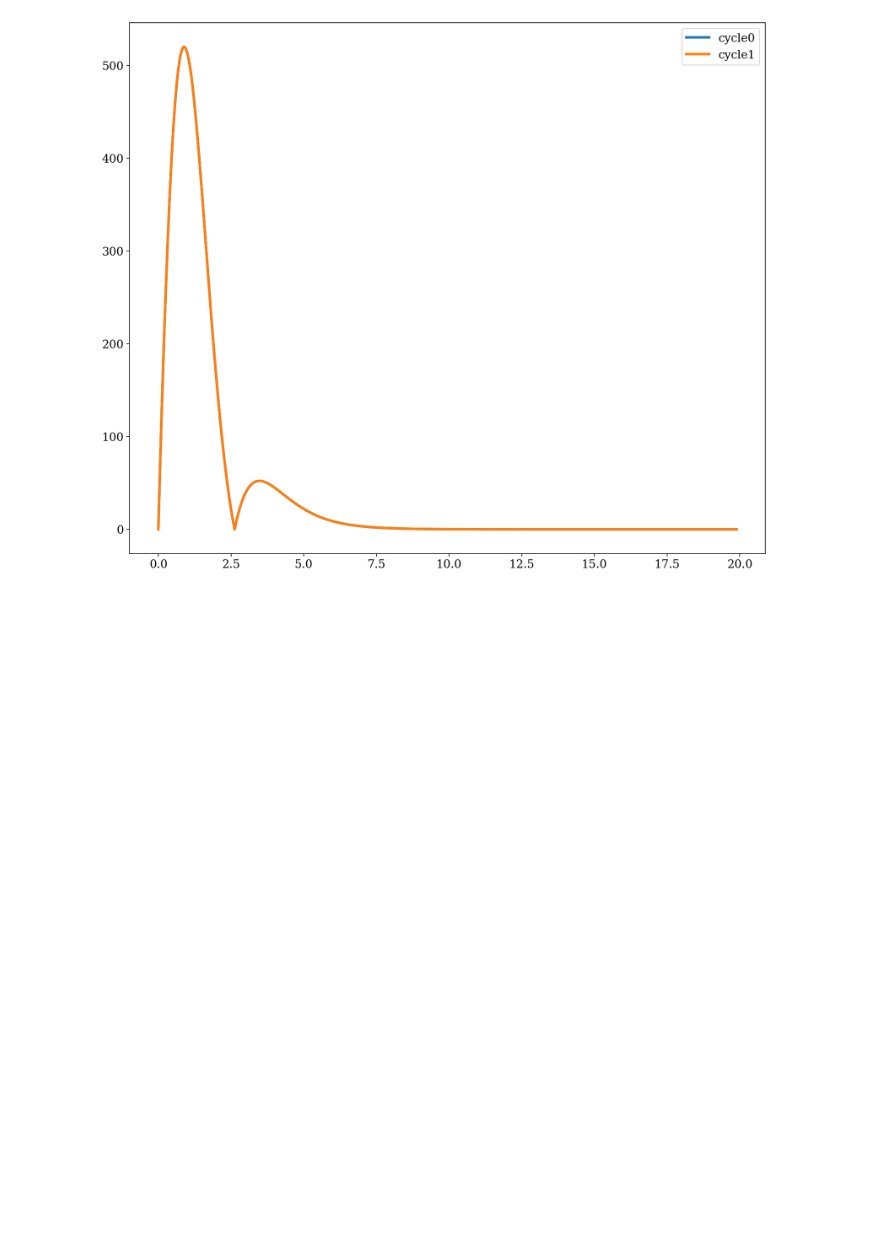
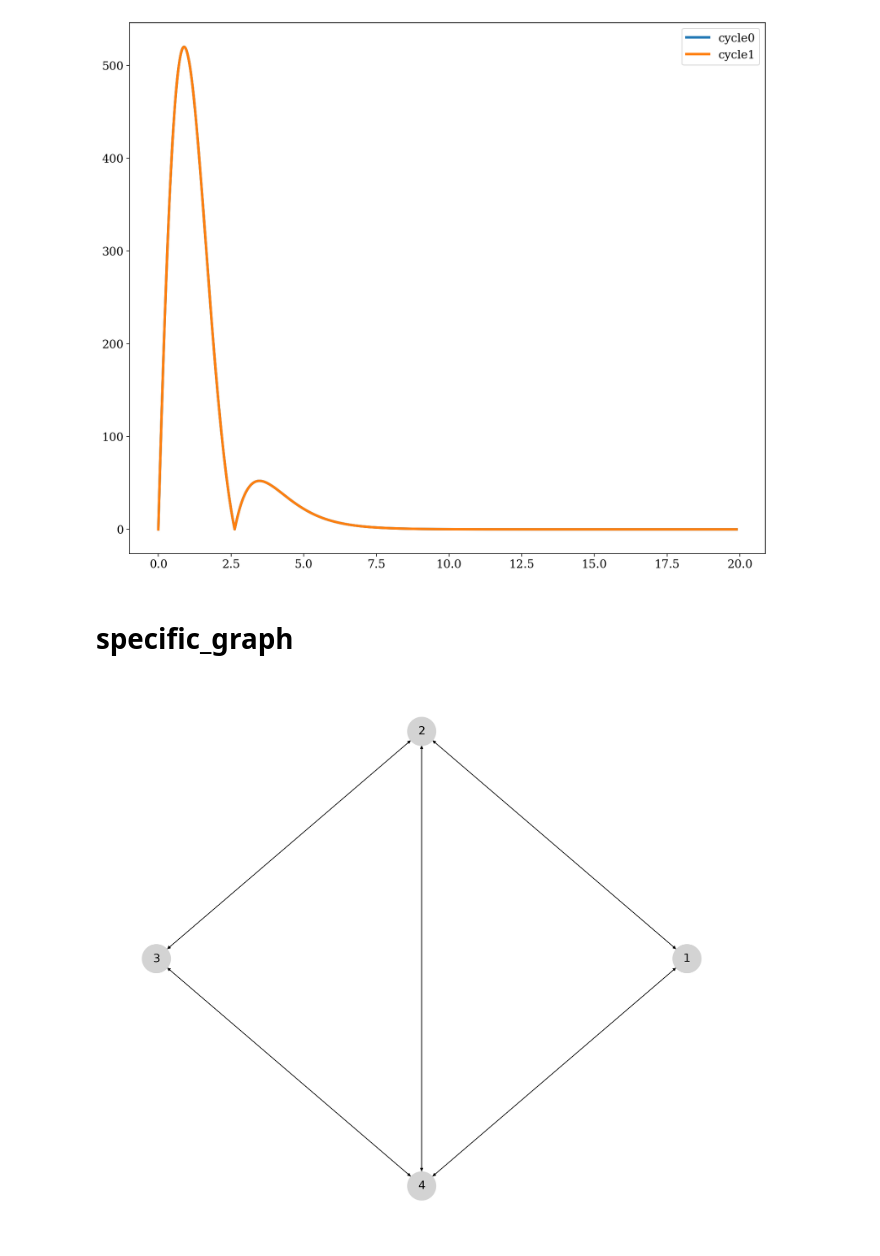
Before and after one commit to sjhaque14/steinberg-signature, a Jupyter notebook: redo_old_general_graphs.ipynb, the cells around one changed output. Saved outputs shown, nothing was run; the diff lists cells and outputs as text; code cells hidden in the pictures; blank space fills up the shorter version.

```diff
--- a/redo_old_general_graphs.ipynb
+++ b/redo_old_general_graphs.ipynb
@@ -196,3 +198,5 @@ plt.legend()
 # %% [output]
 <matplotlib.legend.Legend at 0x...>
 [figure]
+# %% [markdown]
+# specific_graph
@@ -198,0 +208,21 @@ plt.legend()
+# %%
+plt.rc("text", usetex=False)
+plt.rc("font", family = "serif",size=14)
+plt.rc("figure",figsize=(14,12))
+%config InlineBackend.figure_format = 'retina'
+# %%
+G = nx.DiGraph()
+G.add_node(1)
+G.add_node(2)
+G.add_node(3)
+G.add_node(4)
+G.add_edge(1, 2)
+G.add_edge(2, 1)
+G.add_edge(2, 3)
+G.add_edge(3, 2)
+G.add_edge(4, 3)
+G.add_edge(3, 4)
+G.add_edge(1, 4)
+G.add_edge(4, 1)
+G.add_edge(2, 4)
+G.add_edge(4, 2)
@@ -198,0 +245,11 @@ plt.legend()
+# %%
+nx.draw(G,
+        pos=nx.circular_layout(G),
+        with_labels=True,
+        node_size=2000,
+        node_color = 'lightgray',
+        font_size=18,
+        font_color='black',
+        font_family='sans-serif')
+# %% [output]
+[figure, added]
```
Also changed, not shown: parts of 26 cells of this notebook.
